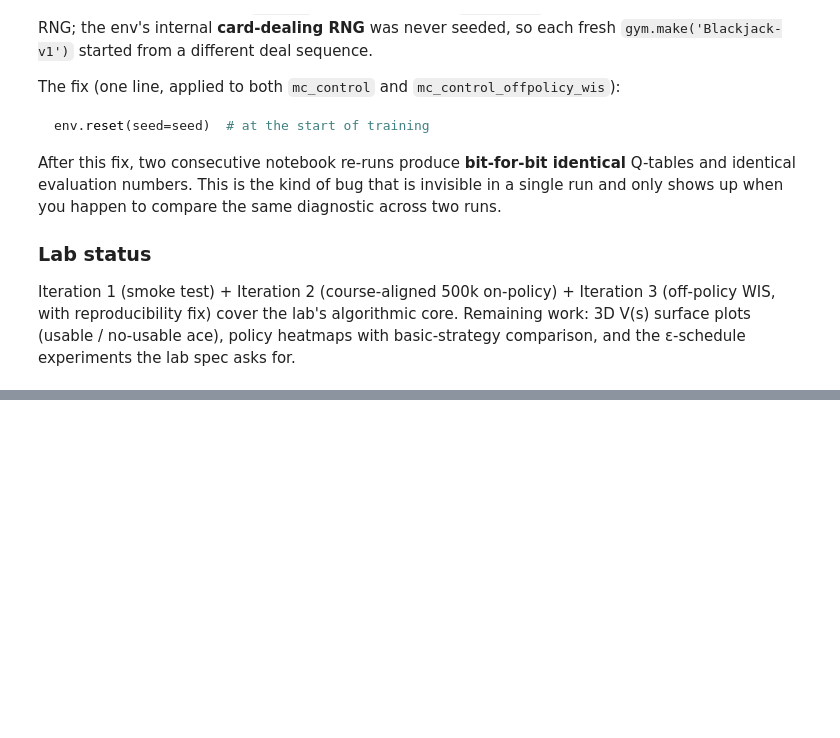
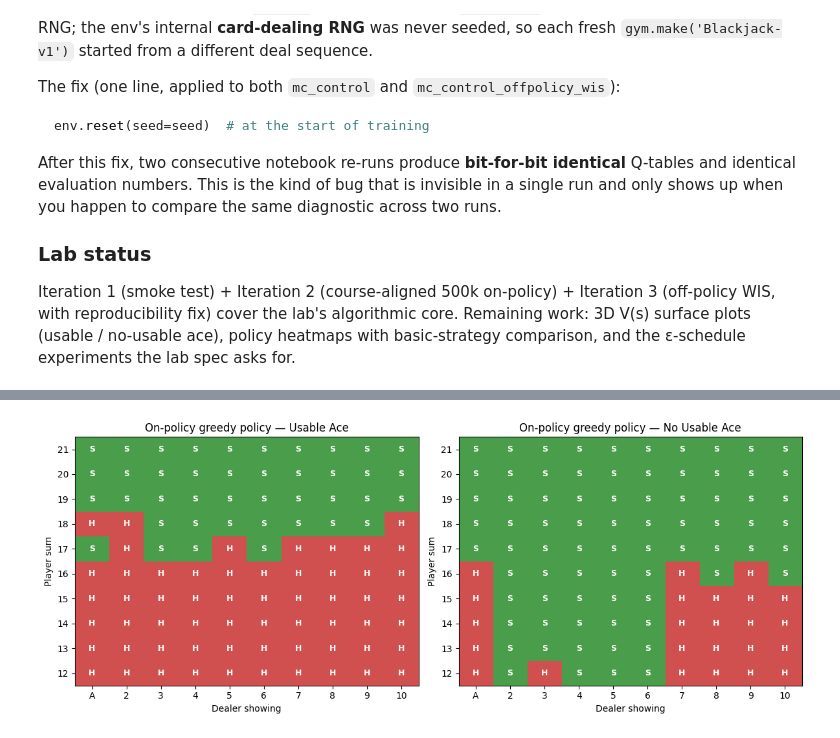
Before and after one commit to gangadharsaivignesh/MSDS684-RL-Labs, a Jupyter notebook: Week3/Lab3.ipynb, the cells around one changed output, grey strips where cells are left out. Drawn from its saved outputs; the diff is of its cells as text; code cells hidden in the pictures; blank space fills up the shorter version.

```diff
--- a/Week3/Lab3.ipynb
+++ b/Week3/Lab3.ipynb
@@ -531,0 +617,27 @@ Iteration 1 (smoke test) + Iteration 2 (course-aligned 500k on-policy) + Iterati
+# %%
+def plot_policy_heatmap(P, title_prefix, savename):
+    """Plot HIT/STICK heatmaps for both ace settings side-by-side."""
+    fig, axes = plt.subplots(1, 2, figsize=(12, 4.8))
+    cmap = plt.matplotlib.colors.ListedColormap(['#4a9d4a', '#d05050'])  # 0=STICK green, 1=HIT red
+    for ax, (ace_bool, label) in zip(axes, ACE_LABELS):
+        grid = P[ace_bool]
+        ax.imshow(grid, cmap=cmap, vmin=0, vmax=1, aspect='auto', origin='lower',
+                  extent=[0.5, 10.5, 11.5, 21.5])
+        ax.set_xticks(DEALER_RANGE)
+        ax.set_xticklabels(['A' if d == 1 else str(d) for d in DEALER_RANGE])
+        ax.set_yticks(PLAYER_RANGE)
+        ax.set_xlabel('Dealer showing')
+        ax.set_ylabel('Player sum')
+        ax.set_title(f'{title_prefix} — {label}')
+        for i, p in enumerate(PLAYER_RANGE):
+            for j, d in enumerate(DEALER_RANGE):
+                ax.text(d, p, 'H' if grid[i, j] == 1 else 'S',
+                        ha='center', va='center', fontsize=9, color='white', fontweight='bold')
+    plt.tight_layout()
+    plt.savefig(savename, dpi=120, bbox_inches='tight')
+    plt.show()
+
+
+plot_policy_heatmap(pi_on, 'On-policy greedy policy', 'policy_heatmap_onpolicy.png')
+# %% [output]
+[figure, added]
```
Also changed, not shown: parts of 12 cells of this notebook, 3 other files.
